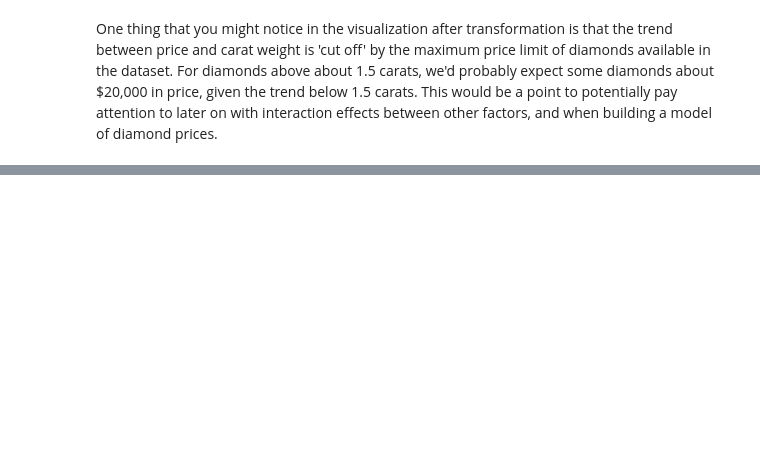
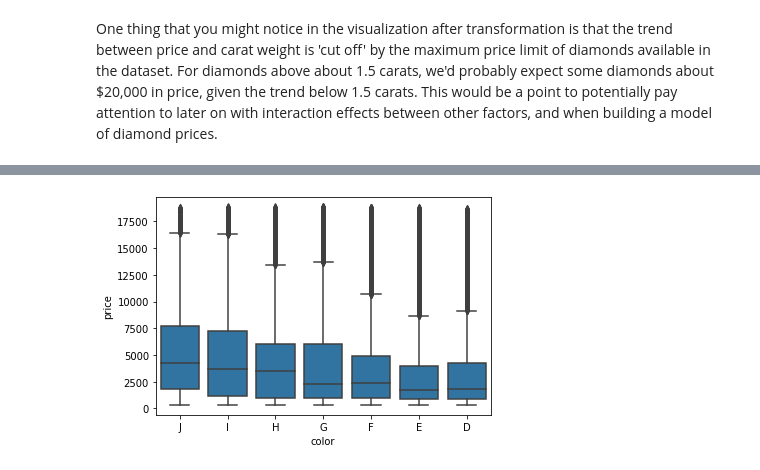
Before and after one commit to edifierxuhao/Data_visualization, a Jupyter notebook: Visualization Case Study.ipynb, the cells around one changed output, grey strips where cells are left out. Drawn from its saved outputs; the diff is of its cells as text; code cells hidden in the pictures; blank space fills up the shorter version.

```diff
--- a/Visualization Case Study.ipynb
+++ b/Visualization Case Study.ipynb
@@ -205,0 +216,6 @@ One thing that you might notice in the visualization after transformation is tha
+# %%
+# box plot of price and color
+
+sb.boxplot(data = diamonds, x = 'color', y = 'price', color = base_color);
+# %% [output]
+[figure, added]
```
Also changed, not shown: parts of 30 cells of this notebook.
